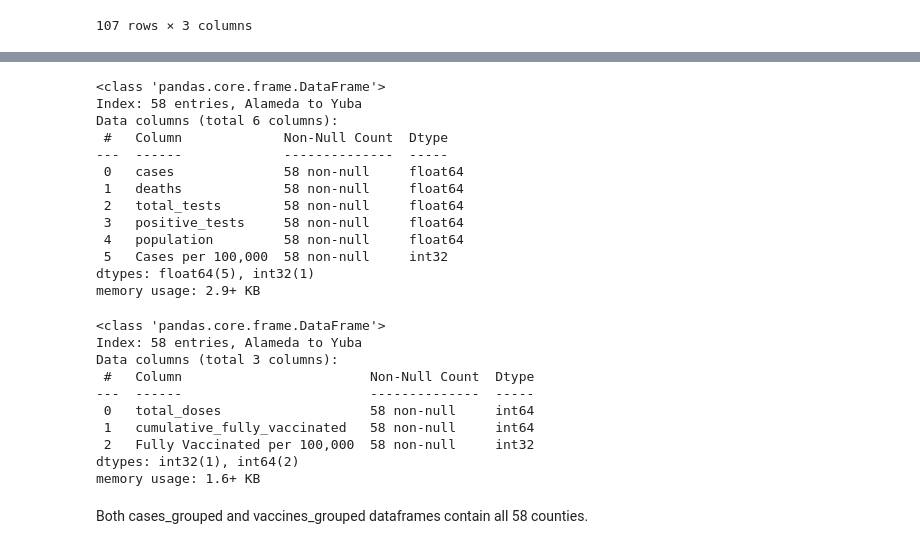
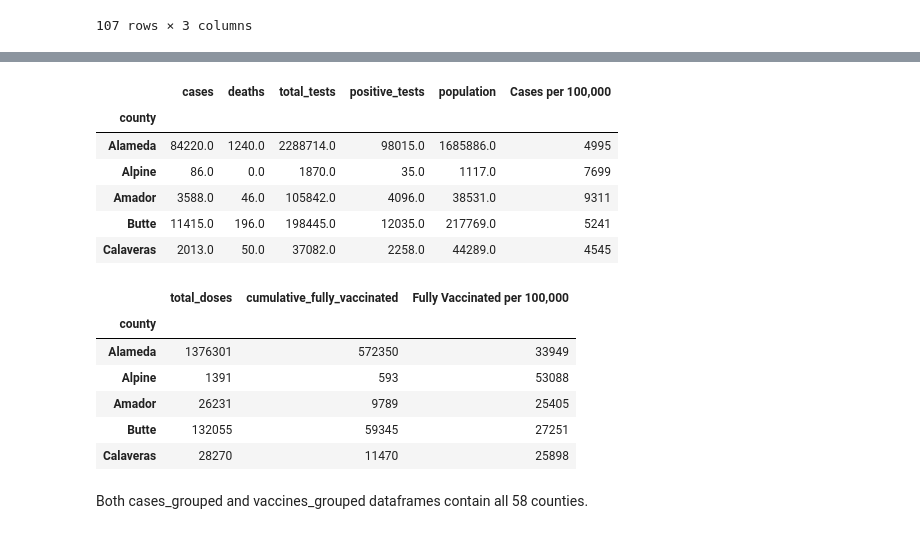
Before and after one commit to danijmartin/Covid-19-California, a Jupyter notebook: Data_Cleaning_and_Exploration.ipynb, the cells around one changed output, grey strips where cells are left out. Drawn from its saved outputs; the diff is of its cells as text; code cells hidden in the pictures.

```diff
--- a/Data_Cleaning_and_Exploration.ipynb
+++ b/Data_Cleaning_and_Exploration.ipynb
@@ -184,28 +205,22 @@ ca_vaccinations
 # %%
 # Cases by County:
 cases_grouped = clean_case.groupby('county').agg({'cases': 'sum',
                                                   'deaths': 'sum',
                                                   'total_tests': 'sum',
                                                   'positive_tests': 'sum',
                                                   'population': 'max'})
 
 cases_grouped['Cases per 100,000'] = (cases_grouped['cases']/cases_grouped['population']*100000).astype(int)
-
-cases_grouped.info()
+cases_grouped.to_csv('cases_grouped.csv', index=False)
+cases_grouped.head()
 # %% [output]
-<class 'pandas.core.frame.DataFrame'>
-Index: 58 entries, Alameda to Yuba
-Data columns (total 6 columns):
- #   Column             Non-Null Count  Dtype
----  ------             --------------  -----
- 0   cases              58 non-null     float64
- 1   deaths             58 non-null     float64
- 2   total_tests        58 non-null     float64
- 3   positive_tests     58 non-null     float64
- 4   population         58 non-null     float64
- 5   Cases per 100,000  58 non-null     int32
-dtypes: float64(5), int32(1)
-memory usage: 2.9+ KB
+|  | cases | deaths | total_tests | positive_tests | population | Cases per 100,000 |
+| county |  |  |  |  |  |  |
+| Alameda | 84220.0 | 1240.0 | 2288714.0 | 98015.0 | 1685886.0 | 4995 |
+| Alpine | 86.0 | 0.0 | 1870.0 | 35.0 | 1117.0 | 7699 |
+| Amador | 3588.0 | 46.0 | 105842.0 | 4096.0 | 38531.0 | 9311 |
+| Butte | 11415.0 | 196.0 | 198445.0 | 12035.0 | 217769.0 | 5241 |
+| Calaveras | 2013.0 | 50.0 | 37082.0 | 2258.0 | 44289.0 | 4545 |
 # %%
 # Vaccines by County:
 vaccine_grouped = vaccine_df.groupby('county').agg({'total_doses': 'sum',
@@ -214,18 +229,15 @@ vaccine_grouped = vaccine_df.groupby('county').agg({'total_doses': 'sum',
 vaccine_grouped['Fully Vaccinated per 100,000'] = (vaccine_grouped['cumulative_fully_vaccinated']/
                                                          cases_grouped['population']*100000).astype(int)
 
-vaccine_grouped.info()
+vaccine_grouped.head()
 # %% [output]
-<class 'pandas.core.frame.DataFrame'>
-Index: 58 entries, Alameda to Yuba
-Data columns (total 3 columns):
- #   Column                        Non-Null Count  Dtype
----  ------                        --------------  -----
- 0   total_doses                   58 non-null     int64
- 1   cumulative_fully_vaccinated   58 non-null     int64
- 2   Fully Vaccinated per 100,000  58 non-null     int32
-dtypes: int32(1), int64(2)
-memory usage: 1.6+ KB
+|  | total_doses | cumulative_fully_vaccinated | Fully Vaccinated per 100,000 |
+| county |  |  |  |
+| Alameda | 1376301 | 572350 | 33949 |
+| Alpine | 1391 | 593 | 53088 |
+| Amador | 26231 | 9789 | 25405 |
+| Butte | 132055 | 59345 | 27251 |
+| Calaveras | 28270 | 11470 | 25898 |
 # %% [markdown]
 Both cases_grouped and vaccines_grouped dataframes contain all 58 counties.
 # %%
```
Also changed, not shown: parts of 5 cells of this notebook, 1 other file.
